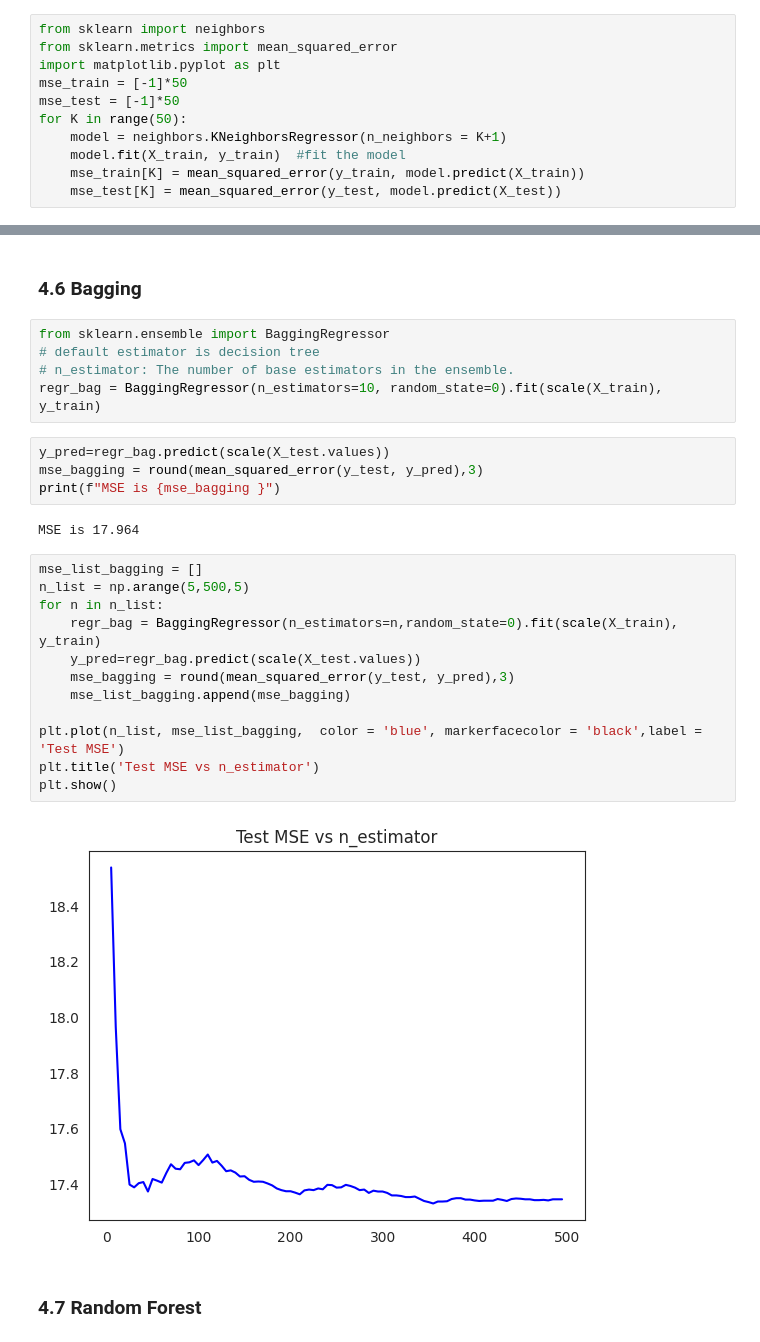
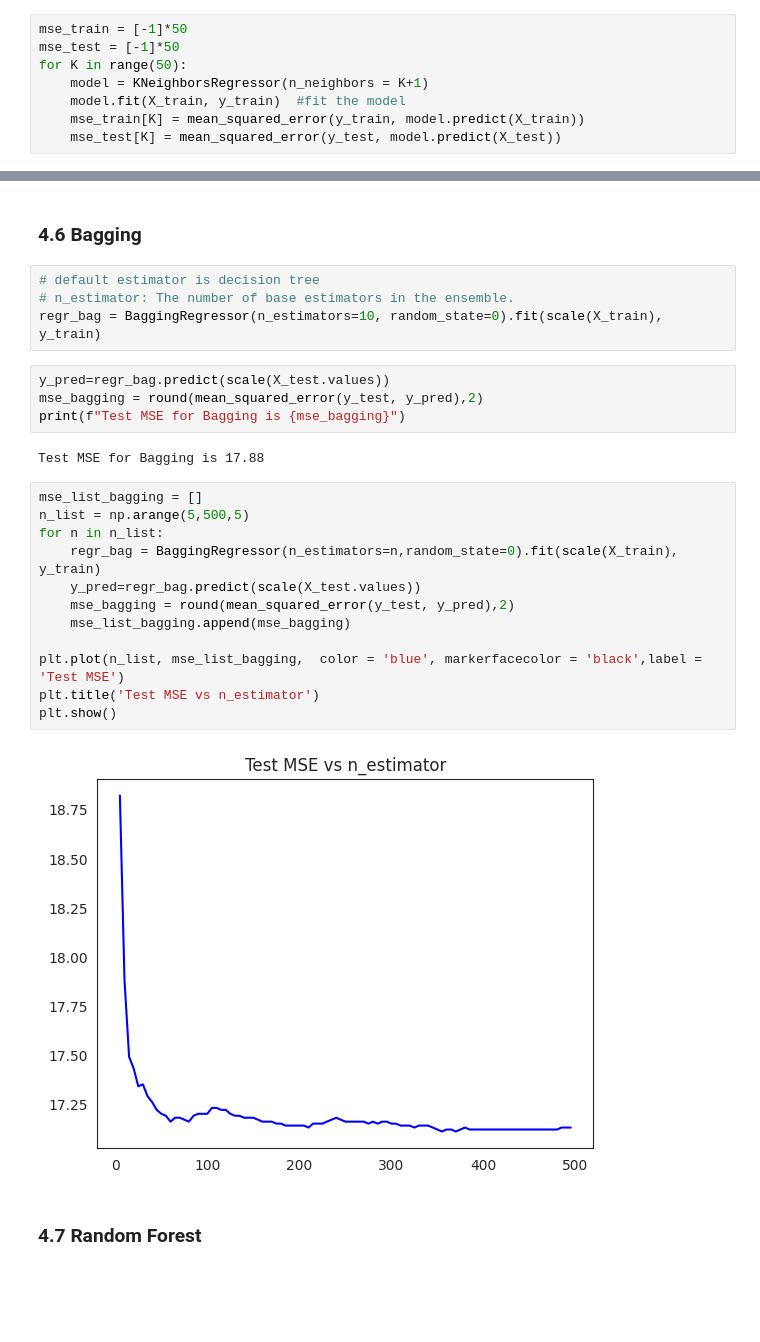
Before and after one commit to Taweilo/Credit-card-approval-prediction-classification, a Jupyter notebook: Sales_Prediction_from_Media_Spend.ipynb, the cells around one changed output, grey strips where cells are left out. Drawn from its saved outputs; the diff is of its cells as text; blank space fills up the shorter version.

```diff
--- a/Sales_Prediction_from_Media_Spend.ipynb
+++ b/Sales_Prediction_from_Media_Spend.ipynb
@@ -520,13 +422,10 @@ Test MSE for ElasticNet is 140.91
 # %% [markdown]
 ### 4.5 KNN
 # %%
-from sklearn import neighbors
-from sklearn.metrics import mean_squared_error
-import matplotlib.pyplot as plt
 mse_train = [-1]*50
 mse_test = [-1]*50
 for K in range(50):
-    model = neighbors.KNeighborsRegressor(n_neighbors = K+1)
+    model = KNeighborsRegressor(n_neighbors = K+1)
     model.fit(X_train, y_train)  #fit the model
     mse_train[K] = mean_squared_error(y_train, model.predict(X_train))
     mse_test[K] = mean_squared_error(y_test, model.predict(X_test))
@@ -645,29 +540,28 @@ plot_tree(regr_tree, feature_names = fn, class_names = cn, filled = True, fontsi
 # %% [markdown]
 ### 4.6 Bagging
 # %%
-from sklearn.ensemble import BaggingRegressor
 # default estimator is decision tree
 # n_estimator: The number of base estimators in the ensemble.
 regr_bag = BaggingRegressor(n_estimators=10, random_state=0).fit(scale(X_train), y_train)
 # %%
 y_pred=regr_bag.predict(scale(X_test.values))
-mse_bagging = round(mean_squared_error(y_test, y_pred),3)
-print(f"MSE is {mse_bagging }")
+mse_bagging = round(mean_squared_error(y_test, y_pred),2)
+print(f"Test MSE for Bagging is {mse_bagging}")
 # %% [output]
-MSE is 17.964
+Test MSE for Bagging is 17.88
 # %%
 mse_list_bagging = []
 n_list = np.arange(5,500,5)
 for n in n_list:
     regr_bag = BaggingRegressor(n_estimators=n,random_state=0).fit(scale(X_train), y_train)
     y_pred=regr_bag.predict(scale(X_test.values))
-    mse_bagging = round(mean_squared_error(y_test, y_pred),3)
+    mse_bagging = round(mean_squared_error(y_test, y_pred),2)
     mse_list_bagging.append(mse_bagging)
 
 plt.plot(n_list, mse_list_bagging,  color = 'blue', markerfacecolor = 'black',label = 'Test MSE')
 plt.title('Test MSE vs n_estimator')
 plt.show()
 # %% [output]
-[figure, old version]
+[figure, new version]
 # %% [markdown]
 ### 4.7 Random Forest
```
Also changed, not shown: parts of 59 cells of this notebook.
